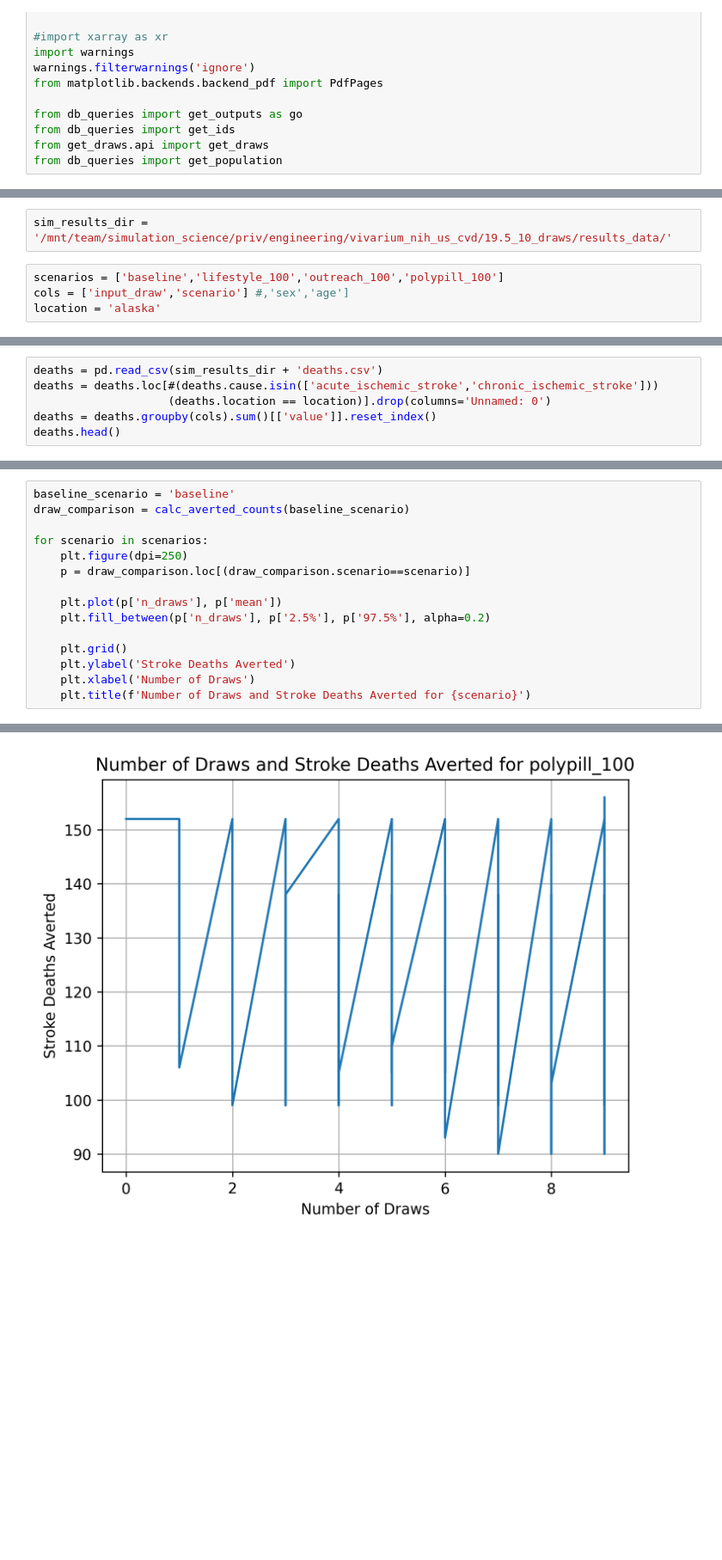
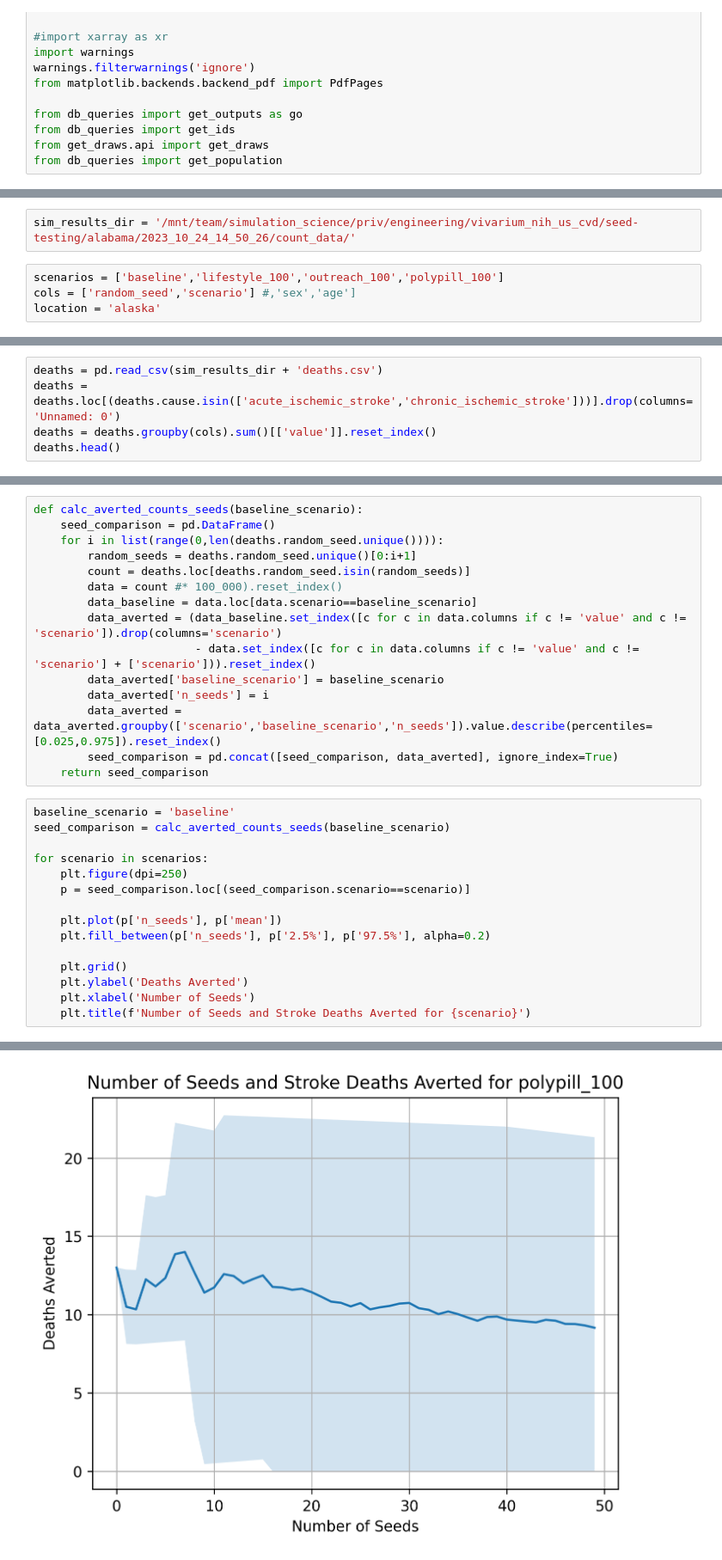
Before and after one commit to ihmeuw/vivarium_research_nih_us_cvd, a Jupyter notebook: draw_seed_analysis.ipynb, the cells around one changed output, grey strips where cells are left out. Shown at 86% size. Drawn from its saved outputs; the diff is of its cells as text; blank space fills up the shorter version.

```diff
--- a/draw_seed_analysis.ipynb
+++ b/draw_seed_analysis.ipynb
@@ -30,8 +30,8 @@ intervention_person_time.hdf     ylds.hdf
 ldlc_medication_person_time.csv  ylls.csv
 ldlc_medication_person_time.hdf  ylls.hdf
 # %%
-sim_results_dir = '/mnt/team/simulation_science/priv/engineering/vivarium_nih_us_cvd/19.5_10_draws/results_data/'
+sim_results_dir = '/mnt/team/simulation_science/priv/engineering/vivarium_nih_us_cvd/seed-testing/alabama/2023_10_24_14_50_26/count_data/'
 # %%
 scenarios = ['baseline','lifestyle_100','outreach_100','polypill_100']
-cols = ['input_draw','scenario'] #,'sex','age']
+cols = ['random_seed','scenario'] #,'sex','age']
 location = 'alaska'
@@ -38,7 +48,6 @@ location = 'alaska'
 # %%
 deaths = pd.read_csv(sim_results_dir + 'deaths.csv')
-deaths = deaths.loc[#(deaths.cause.isin(['acute_ischemic_stroke','chronic_ischemic_stroke']))
-                    (deaths.location == location)].drop(columns='Unnamed: 0')
+deaths = deaths.loc[(deaths.cause.isin(['acute_ischemic_stroke','chronic_ischemic_stroke']))].drop(columns='Unnamed: 0')
 deaths = deaths.groupby(cols).sum()[['value']].reset_index()
 deaths.head()
 # %% [output]
@@ -63,19 +72,34 @@ def calc_averted_counts(baseline_scenario):
         data_averted = data_averted.groupby(['input_draw','scenario','baseline_scenario','n_draws']).value.describe(percentiles=[0.025,0.975]).reset_index()
         draw_comparison = pd.concat([draw_comparison, data_averted], ignore_index=True)
     return draw_comparison
+# %%
+def calc_averted_counts_seeds(baseline_scenario):
+    seed_comparison = pd.DataFrame()
+    for i in list(range(0,len(deaths.random_seed.unique()))):
+        random_seeds = deaths.random_seed.unique()[0:i+1]
+        count = deaths.loc[deaths.random_seed.isin(random_seeds)]
+        data = count #* 100_000).reset_index()
+        data_baseline = data.loc[data.scenario==baseline_scenario]
+        data_averted = (data_baseline.set_index([c for c in data.columns if c != 'value' and c != 'scenario']).drop(columns='scenario')
+                        - data.set_index([c for c in data.columns if c != 'value' and c != 'scenario'] + ['scenario'])).reset_index()
+        data_averted['baseline_scenario'] = baseline_scenario
+        data_averted['n_seeds'] = i
+        data_averted = data_averted.groupby(['scenario','baseline_scenario','n_seeds']).value.describe(percentiles=[0.025,0.975]).reset_index()
+        seed_comparison = pd.concat([seed_comparison, data_averted], ignore_index=True)
+    return seed_comparison
 # %%
 baseline_scenario = 'baseline'
-draw_comparison = calc_averted_counts(baseline_scenario)
+seed_comparison = calc_averted_counts_seeds(baseline_scenario)
 
 for scenario in scenarios:
     plt.figure(dpi=250)
-    p = draw_comparison.loc[(draw_comparison.scenario==scenario)]
+    p = seed_comparison.loc[(seed_comparison.scenario==scenario)]
 
-    plt.plot(p['n_draws'], p['mean'])
-    plt.fill_between(p['n_draws'], p['2.5%'], p['97.5%'], alpha=0.2)
+    plt.plot(p['n_seeds'], p['mean'])
+    plt.fill_between(p['n_seeds'], p['2.5%'], p['97.5%'], alpha=0.2)
 
     plt.grid()
-    plt.ylabel('Stroke Deaths Averted')
-    plt.xlabel('Number of Draws')
-    plt.title(f'Number of Draws and Stroke Deaths Averted for {scenario}')
+    plt.ylabel('Deaths Averted')
+    plt.xlabel('Number of Seeds')
+    plt.title(f'Number of Seeds and Stroke Deaths Averted for {scenario}')
 # %% [output]
@@ -85 +109 @@ for scenario in scenarios:
-[figure, old version]
+[figure, new version]
```
Also changed, not shown: parts of 5 cells of this notebook, 4 other files.
